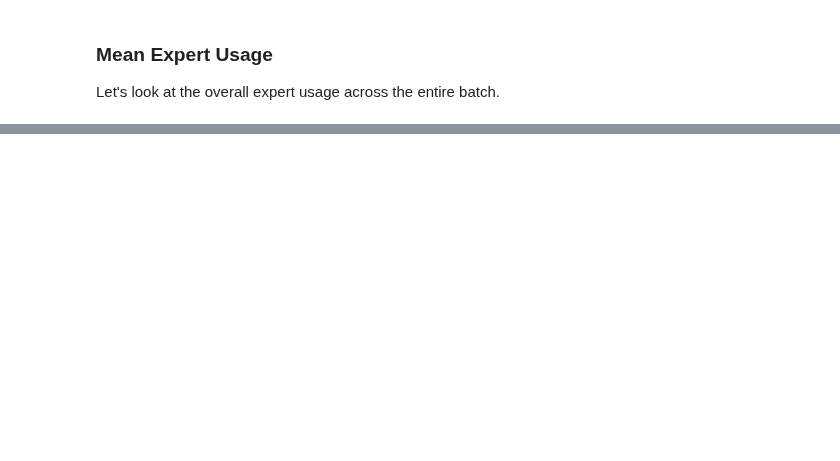
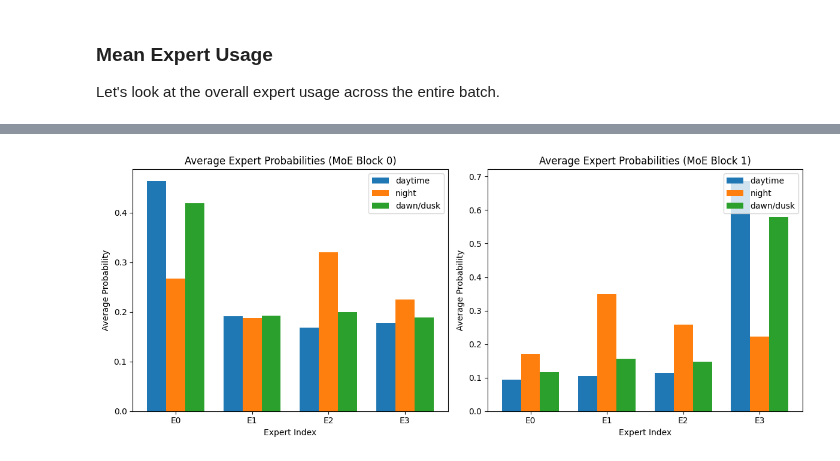
Before and after one commit to Particle9/cafl4ds, a Jupyter notebook: notebooks/test_moe.ipynb, the cells around one changed output, grey strips where cells are left out. Saved outputs shown, nothing was run; the diff lists cells and outputs as text; code cells hidden in the pictures; blank space fills up the shorter version.

```diff
--- a/notebooks/test_moe.ipynb
+++ b/notebooks/test_moe.ipynb
@@ -169,0 +267,58 @@ plt.show()
+# %%
+import numpy as np
+import matplotlib.pyplot as plt
+
+regimes_to_test = ['daytime', 'night', 'dawn/dusk']
+expert_counts_per_regime = {}
+
+if stream is not None:
+    for regime_name in regimes_to_test:
+        try:
+            reg_id = next(k for k, v in stream.regime_names.items() if regime_name in v)
+            target_era = stream._regime_order.index(reg_id)
+            batch = next((b for b in stream if b.era == target_era), None)
+            if batch is not None:
+                device = next(encoder.parameters()).device
+                imgs = batch.images.to(device)
+                with torch.no_grad():
+                    probs = encoder.routing(imgs)
+                # probs is a list of tensors of shape [batch_size * seq_len, num_experts]
+                agg_probs = []
+                for prob in probs:
+                    avg_prob = prob.mean(dim=(0, 1)).cpu().numpy()
+                    agg_probs.append(avg_prob)
+                expert_counts_per_regime[regime_name] = agg_probs
+        except (ValueError, StopIteration):
+            logger.warning(f"Regime containing '{regime_name}' not found in stream.")
+
+if expert_counts_per_regime:
+    num_blocks = len(next(iter(expert_counts_per_regime.values())))
+    fig, axes = plt.subplots(1, num_blocks, figsize=(6 * num_blocks, 5))
+    if num_blocks == 1:
+        axes = [axes]
+
+    for i in range(num_blocks):
+        ax = axes[i]
+        num_experts = len(next(iter(expert_counts_per_regime.values()))[i])
+        x = np.arange(num_experts)
+        width = 0.25
+        multiplier = 0
+
+        for regime_name, agg_probs in expert_counts_per_regime.items():
+            offset = width * multiplier
+            rects = ax.bar(x + offset, agg_probs[i], width, label=regime_name)
+            multiplier += 1
+
+        ax.set_title(f'Average Expert Probabilities (MoE Block {i})')
+        ax.set_xlabel('Expert Index')
+        ax.set_ylabel('Average Probability')
+        ax.set_xticks(x + width * (len(expert_counts_per_regime) - 1) / 2)
+        ax.set_xticklabels([f'E{j}' for j in range(num_experts)])
+        ax.legend(loc='upper right')
+
+    plt.tight_layout()
+    plt.show()
+else:
+    print("No valid regimes found for comparison.")
+# %% [output]
+[figure, added]
```
Also changed, not shown: parts of 47 cells of this notebook.
